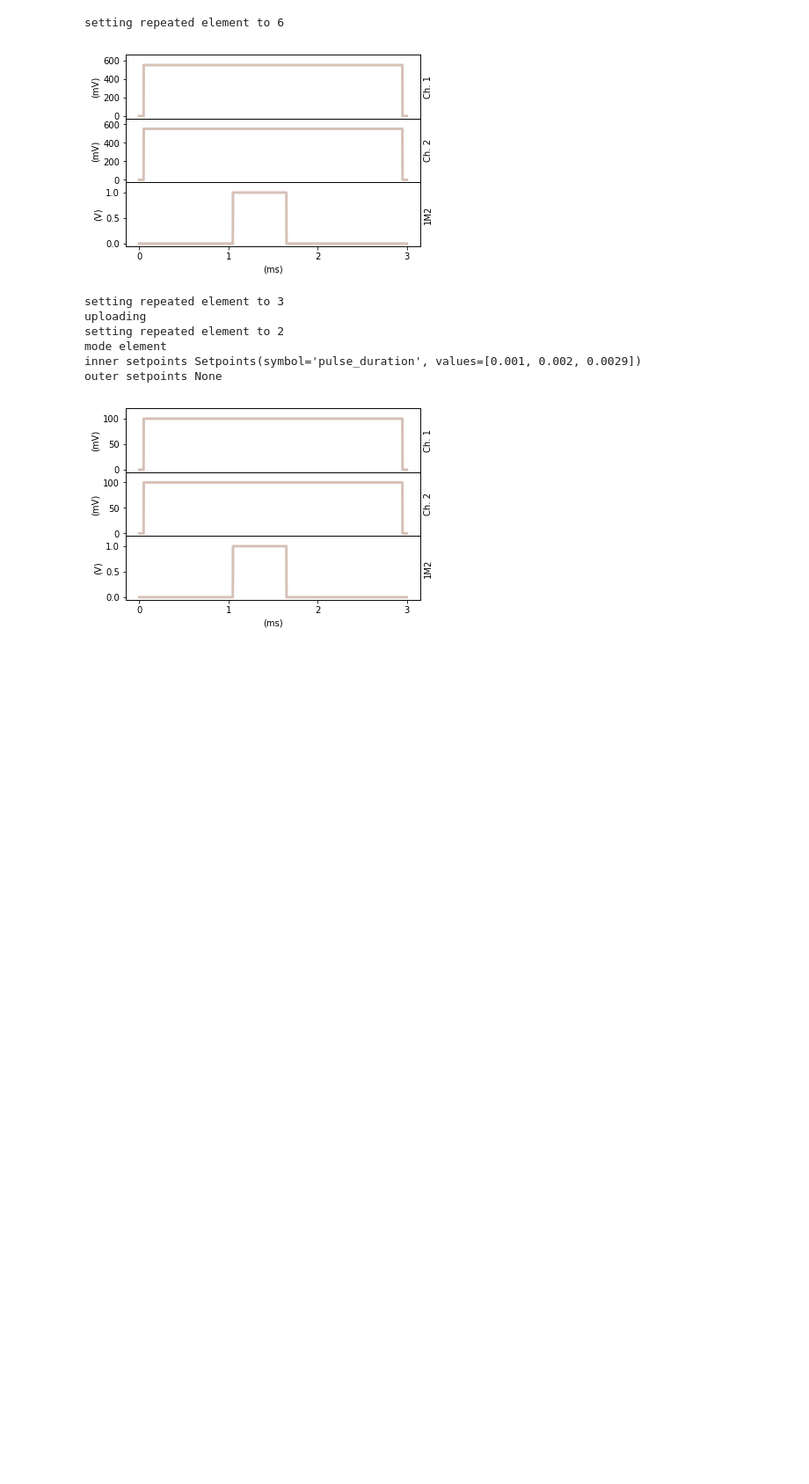
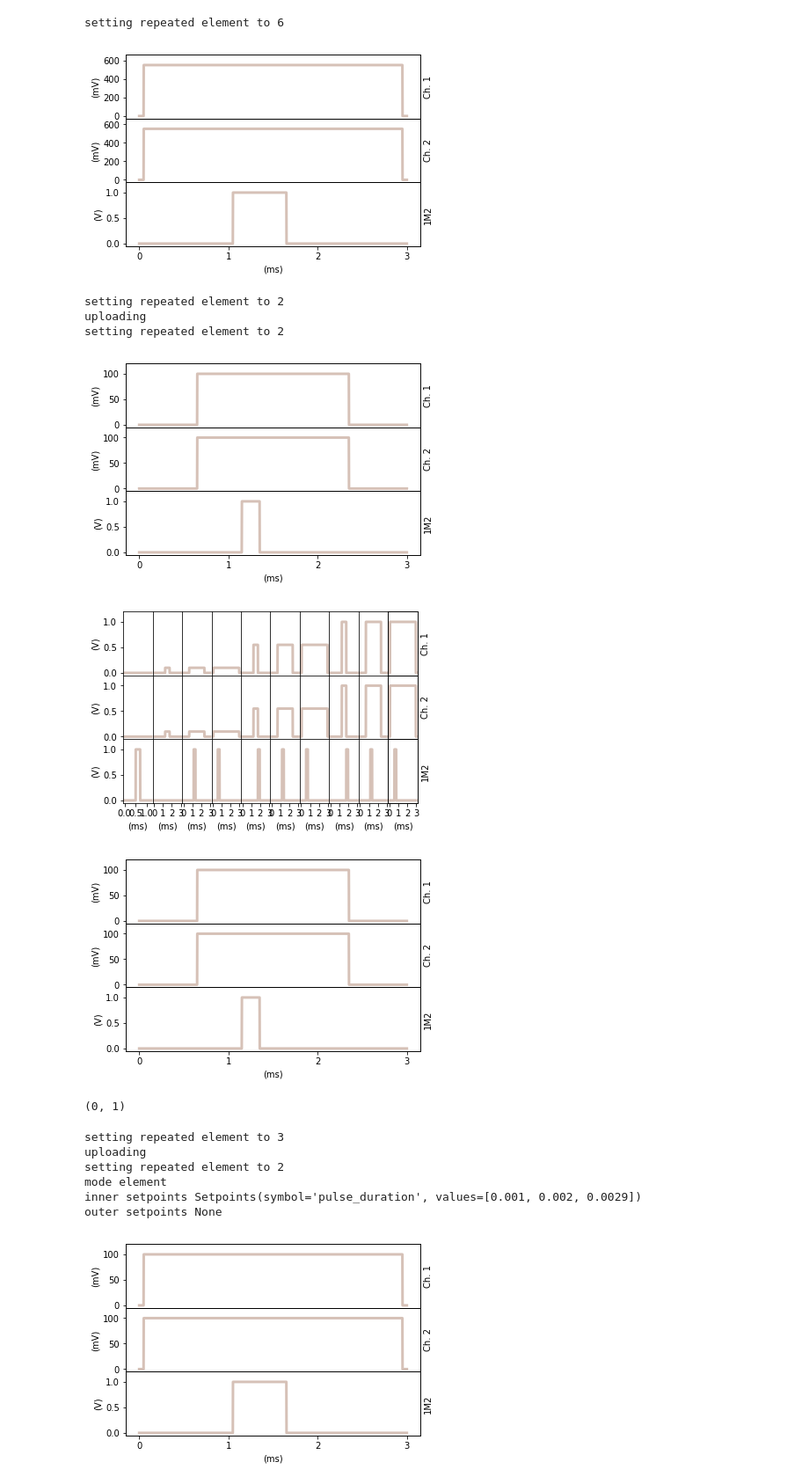
Before and after one commit to qdev-dk/qdev-wrappers, a Jupyter notebook: examples/Untitled Folder/Parametric Sequencer.ipynb, the cells around one changed output. Shown at 88% size. Cells and saved outputs as stored; diff of their text form; code cells hidden in the pictures; blank space fills up the shorter version.

```diff
--- a/examples/Untitled Folder/Parametric Sequencer.ipynb
+++ b/examples/Untitled Folder/Parametric Sequencer.ipynb
@@ -121,6 +118,27 @@ ps.repeat.pulse_amplitude(outer_setpoints[1][1])
 # %% [output]
 setting repeated element to 6
 [figure]
+# %%
+ps.repeat_mode('element')
+ps.set_template(template_element=template_element,
+                 first_sequence_element=first_element,
+                 initial_element=initial_element,
+                 context=context,
+                 units={'pulse_duration':'s'},
+                 labels={'pulse_duration':'Pulse Duration'},
+                 inner_setpoints=inner_setpoints,
+                 outer_setpoints=outer_setpoints)
+# %% [output]
+setting repeated element to 2
+uploading
+setting repeated element to 2
+[figure, added]
+[figure, added]
+[figure, added]
+# %%
+ps._outer_index, ps._inner_index
+# %% [output]
+(0, 1)
 # %%
 import numpy as np
 ps.repeat_mode('element')
```
Also changed, not shown: parts of 4 cells of this notebook, 1 other file.
